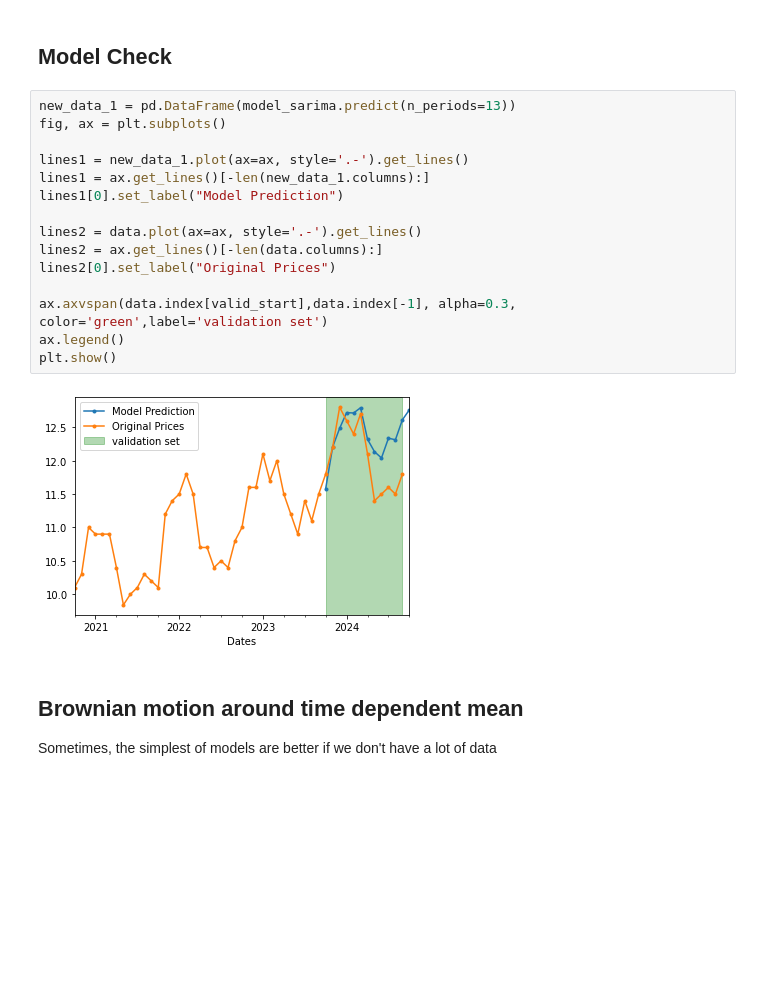
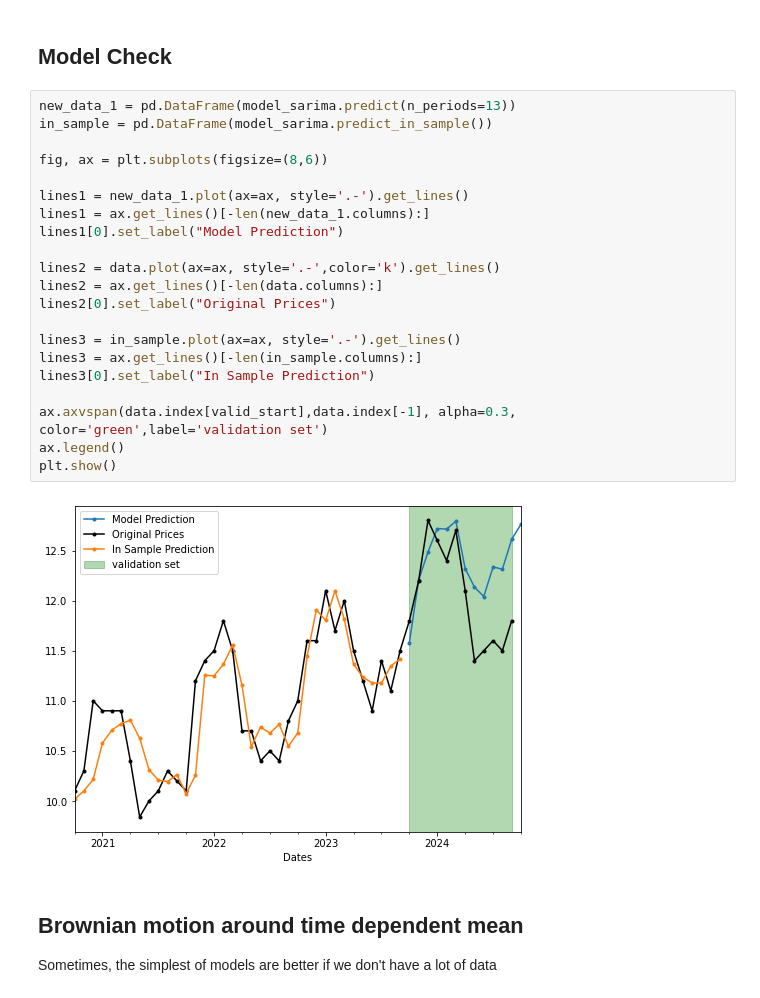
Before and after one commit to tdore738/Chase_QR_Simulator, a Jupyter notebook: task_one.ipynb, the cells around one changed output. Drawn from its saved outputs; the diff is of its cells as text; blank space fills up the shorter version.

```diff
--- a/task_one.ipynb
+++ b/task_one.ipynb
@@ -82,21 +89,27 @@ Warnings:
 ## Model Check
 # %%
 new_data_1 = pd.DataFrame(model_sarima.predict(n_periods=13))
-fig, ax = plt.subplots()
+in_sample = pd.DataFrame(model_sarima.predict_in_sample())
+
+fig, ax = plt.subplots(figsize=(8,6))
 
 lines1 = new_data_1.plot(ax=ax, style='.-').get_lines()
 lines1 = ax.get_lines()[-len(new_data_1.columns):]
 lines1[0].set_label("Model Prediction")
 
-lines2 = data.plot(ax=ax, style='.-').get_lines()
+lines2 = data.plot(ax=ax, style='.-',color='k').get_lines()
 lines2 = ax.get_lines()[-len(data.columns):]
 lines2[0].set_label("Original Prices")
+
+lines3 = in_sample.plot(ax=ax, style='.-').get_lines()
+lines3 = ax.get_lines()[-len(in_sample.columns):]
+lines3[0].set_label("In Sample Prediction")
 
 ax.axvspan(data.index[valid_start],data.index[-1], alpha=0.3, color='green',label='validation set')
 ax.legend()
 plt.show()
 # %% [output]
-[figure, old version]
+[figure, new version]
 # %% [markdown]
 ## Brownian motion around time dependent mean
 
```
Also changed, not shown: parts of 21 cells of this notebook.
